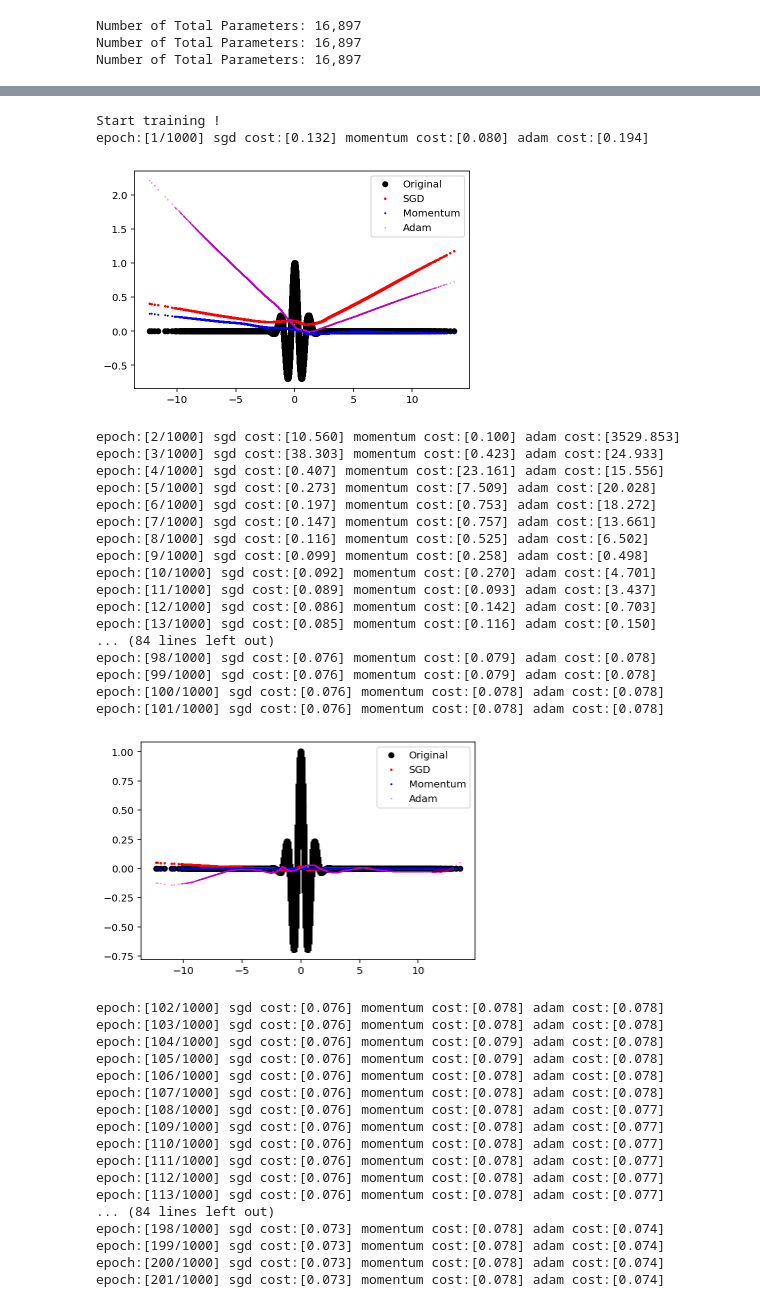
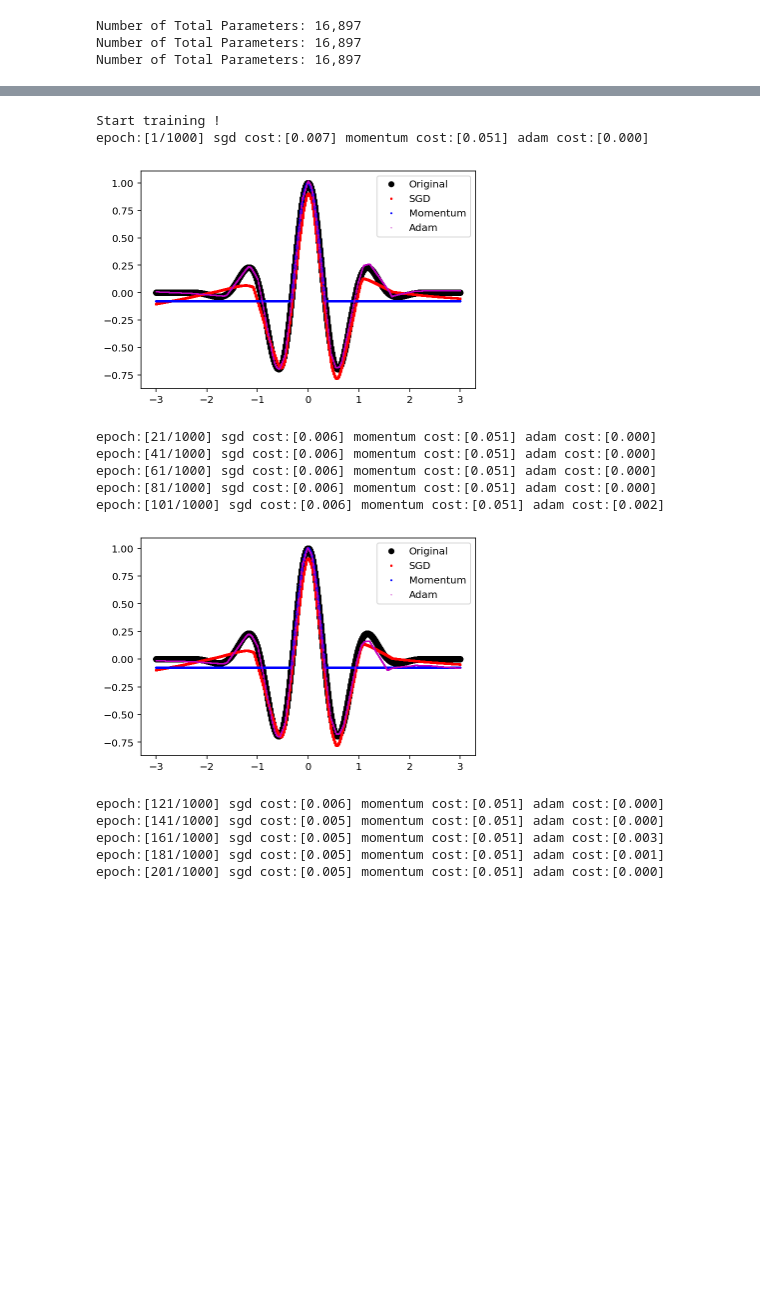
Before and after one commit to jjerry-k/tc_practice, a Jupyter notebook: 02_Optimizer.ipynb, the cells around one changed output, grey strips where cells are left out. Cells and saved outputs as stored; diff of their text form; code cells hidden in the pictures; blank space fills up the shorter version.

```diff
--- a/02_Optimizer.ipynb
+++ b/02_Optimizer.ipynb
@@ -28,9 +30,9 @@ LEARNING_RATE=0.1
 # %%
 # 1D line
-x = 3 * np.random.randn(100000, 1) + 1
+x = -3 + 6*np.random.rand(10000, 1)
 y = np.exp(-(x**2))*np.cos(5*x)
 plt.plot(x[:, 0], y[:, 0], 'r.')
 X = torch.Tensor(x).to(device)
 Y = torch.Tensor(y).to(device)
-print("Preparing dataset done!")
+print ("Done.")
 # %% [output]
@@ -41,7 +43,7 @@ Preparing dataset done!
 # %%
-# our model
 class Model(nn.Module):
-    def __init__(self, input_channel=1, hidden_size=128, output_channel=1, init_weight="he", init_bias="zero"):
+    def __init__(self, input_channel=1, hidden_size=128, output_channel=1,
+                 init_weight="he", init_bias="zero"):
         super(Model, self).__init__()
 
         self.init_weight = init_weight
@@ -54,19 +56,14 @@ class Model(nn.Module):
         self.init_params()
 
     def init_params(self):
-
         init_weight_method = {
-        "he": nn.init.kaiming_normal_,
-        "xavier": nn.init.xavier_normal_
+            "he": nn.init.kaiming_normal_,
+            "xavier": nn.init.xavier_normal_
         }
-        assert self.init_weight in init_weight_method.keys(), f'Select the weight initialization method in {list(init_weight_method.keys())}'
-
         init_bias_method = {
             "zero": nn.init.zeros_,
             "uniform": nn.init.uniform_
         }
-        assert self.init_bias in init_bias_method.keys(), f'Select the bias initialization method in {list(init_bias_method.keys())}'
-
         for m in self.modules():
             if isinstance(m, nn.Conv2d):
                 init_weight_method[self.init_weight](m.weight)
@@ -80,3 +77,4 @@ class Model(nn.Module):
         X = F.relu((self.linear2(X)))
         X = self.linear3(X)
         return X
+print ("Done.")
@@ -115,6 +118,6 @@ Number of Total Parameters: 16,897
 # %%
 # Training Phase
-plot_every = 100
+plot_every,print_every = 100,20
 print("Start training !")
 
 # Training loop
@@ -130,73 +133,51 @@ for epoch in range(EPOCHS):
 
     # Momentum model
     y_pred_momentum = model_momentum.forward(X)
-    loss_momentum = criterion(y_pred_momentum, Y)
+    loss_momentum = criterion(y_pred_momentum,Y)
 
     momentum.zero_grad()
     loss_momentum.backward()
     momentum.step()
 
     # Adam model
     y_pred_adam = model_adam.forward(X)
     loss_adam = criterion(y_pred_adam, Y)
 
     adam.zero_grad()
     loss_adam.backward()
     adam.step()
 
-    print(f"epoch:[{epoch+1}/{EPOCHS}] sgd cost:[{loss_sgd:.3f}] momentum cost:[{loss_momentum:.3f}] adam cost:[{loss_adam:.3f}]")
+    if epoch % print_every == 0:
+        print(f"epoch:[{epoch+1}/{EPOCHS}] sgd cost:[{loss_sgd:.3f}] momentum cost:[{loss_momentum:.3f}] adam cost:[{loss_adam:.3f}]")
 
     if epoch % plot_every == 0 :
+
         plt.plot(x, y, 'k.', markersize=10)
         plt.plot(X.cpu().detach().numpy(), y_pred_sgd.cpu().detach().numpy(), 'r.', markersize=3)
         plt.plot(X.cpu().detach().numpy(), y_pred_momentum.cpu().detach().numpy(), 'b.', markersize=2)
         plt.plot(X.cpu().detach().numpy(), y_pred_adam.cpu().detach().numpy(), 'm.', markersize=0.5)
         plt.legend(["Original", "SGD", "Momentum", "Adam"], loc="upper right")
         plt.show()
 
 plt.plot(x, y, 'k.', markersize=10)
 plt.plot(X.cpu().detach().numpy(), y_pred_sgd.cpu().detach().numpy(), 'r.', markersize=3)
 plt.plot(X.cpu().detach().numpy(), y_pred_momentum.cpu().detach().numpy(), 'b.', markersize=2)
 plt.plot(X.cpu().detach().numpy(), y_pred_adam.cpu().detach().numpy(), 'm.', markersize=0.5)
 plt.legend(["Original", "SGD", "Momentum", "Adam"], loc="upper right")
 plt.show()
-print("Training Done !")
+print("Done.")
 # %% [output]
 Start training !
-epoch:[1/1000] sgd cost:[0.132] momentum cost:[0.080] adam cost:[0.194]
+epoch:[1/1000] sgd cost:[0.007] momentum cost:[0.051] adam cost:[0.000]
-[figure, old version]
+[figure, new version]
-epoch:[2/1000] sgd cost:[10.560] momentum cost:[0.100] adam cost:[3529.853]
-epoch:[3/1000] sgd cost:[38.303] momentum cost:[0.423] adam cost:[24.933]
-epoch:[4/1000] sgd cost:[0.407] momentum cost:[23.161] adam cost:[15.556]
-epoch:[5/1000] sgd cost:[0.273] momentum cost:[7.509] adam cost:[20.028]
-epoch:[6/1000] sgd cost:[0.197] momentum cost:[0.753] adam cost:[18.272]
-epoch:[7/1000] sgd cost:[0.147] momentum cost:[0.757] adam cost:[13.661]
-epoch:[8/1000] sgd cost:[0.116] momentum cost:[0.525] adam cost:[6.502]
-epoch:[9/1000] sgd cost:[0.099] momentum cost:[0.258] adam cost:[0.498]
-epoch:[10/1000] sgd cost:[0.092] momentum cost:[0.270] adam cost:[4.701]
-epoch:[11/1000] sgd cost:[0.089] momentum cost:[0.093] adam cost:[3.437]
-epoch:[12/1000] sgd cost:[0.086] momentum cost:[0.142] adam cost:[0.703]
-epoch:[13/1000] sgd cost:[0.085] momentum cost:[0.116] adam cost:[0.150]
-... (84 lines left out)
-epoch:[98/1000] sgd cost:[0.076] momentum cost:[0.079] adam cost:[0.078]
-epoch:[99/1000] sgd cost:[0.076] momentum cost:[0.079] adam cost:[0.078]
-epoch:[100/1000] sgd cost:[0.076] momentum cost:[0.078] adam cost:[0.078]
-epoch:[101/1000] sgd cost:[0.076] momentum cost:[0.078] adam cost:[0.078]
+epoch:[21/1000] sgd cost:[0.006] momentum cost:[0.051] adam cost:[0.000]
+epoch:[41/1000] sgd cost:[0.006] momentum cost:[0.051] adam cost:[0.000]
+epoch:[61/1000] sgd cost:[0.006] momentum cost:[0.051] adam cost:[0.000]
+epoch:[81/1000] sgd cost:[0.006] momentum cost:[0.051] adam cost:[0.000]
+epoch:[101/1000] sgd cost:[0.006] momentum cost:[0.051] adam cost:[0.002]
-[figure, old version]
+[figure, new version]
-epoch:[102/1000] sgd cost:[0.076] momentum cost:[0.078] adam cost:[0.078]
-epoch:[103/1000] sgd cost:[0.076] momentum cost:[0.078] adam cost:[0.078]
-epoch:[104/1000] sgd cost:[0.076] momentum cost:[0.079] adam cost:[0.078]
-epoch:[105/1000] sgd cost:[0.076] momentum cost:[0.079] adam cost:[0.078]
-epoch:[106/1000] sgd cost:[0.076] momentum cost:[0.078] adam cost:[0.078]
-epoch:[107/1000] sgd cost:[0.076] momentum cost:[0.078] adam cost:[0.078]
-epoch:[108/1000] sgd cost:[0.076] momentum cost:[0.078] adam cost:[0.077]
-epoch:[109/1000] sgd cost:[0.076] momentum cost:[0.078] adam cost:[0.077]
-epoch:[110/1000] sgd cost:[0.076] momentum cost:[0.078] adam cost:[0.077]
-epoch:[111/1000] sgd cost:[0.076] momentum cost:[0.078] adam cost:[0.077]
-epoch:[112/1000] sgd cost:[0.076] momentum cost:[0.078] adam cost:[0.077]
-epoch:[113/1000] sgd cost:[0.076] momentum cost:[0.078] adam cost:[0.077]
-... (84 lines left out)
-epoch:[198/1000] sgd cost:[0.073] momentum cost:[0.078] adam cost:[0.074]
-epoch:[199/1000] sgd cost:[0.073] momentum cost:[0.078] adam cost:[0.074]
-epoch:[200/1000] sgd cost:[0.073] momentum cost:[0.078] adam cost:[0.074]
-epoch:[201/1000] sgd cost:[0.073] momentum cost:[0.078] adam cost:[0.074]
+epoch:[121/1000] sgd cost:[0.006] momentum cost:[0.051] adam cost:[0.000]
+epoch:[141/1000] sgd cost:[0.005] momentum cost:[0.051] adam cost:[0.000]
+epoch:[161/1000] sgd cost:[0.005] momentum cost:[0.051] adam cost:[0.003]
+epoch:[181/1000] sgd cost:[0.005] momentum cost:[0.051] adam cost:[0.001]
+epoch:[201/1000] sgd cost:[0.005] momentum cost:[0.051] adam cost:[0.000]
```
Also changed, not shown: parts of 15 cells of this notebook, 1 other file.
